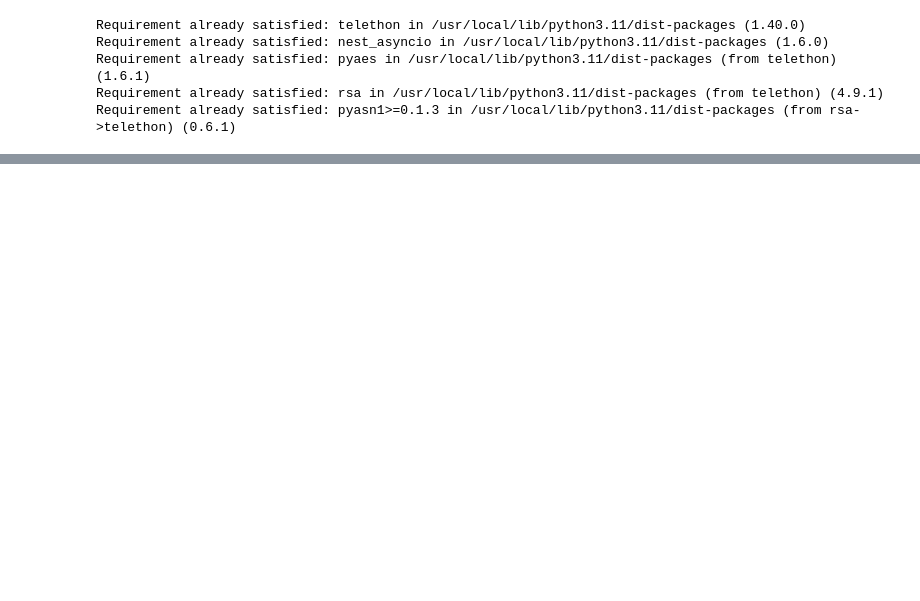
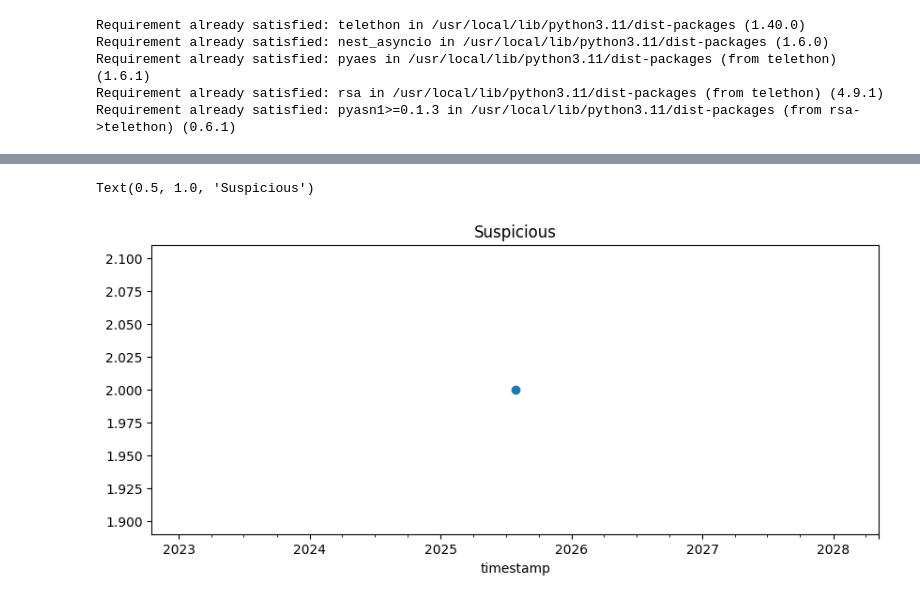
Before and after one commit to Samridhi0705/MajorProject, a Jupyter notebook: mp.ipynb, the cells around one changed output, grey strips where cells are left out. Saved outputs shown, nothing was run; the diff lists cells and outputs as text; code cells hidden in the pictures; blank space fills up the shorter version.

```diff
--- a/mp.ipynb
+++ b/mp.ipynb
@@ -62,0 +281,18 @@ New message from 8432945463 at 2025-07-28 16:55:39: hellooozzz
+# %%
+import pandas as pd
+import matplotlib.pyplot as plt
+
+# Load your data (make sure you have 'timestamp' and 'suspicious' columns)
+df = pd.read_csv('cleaned_messages.csv')  # or your relevant CSV
+df['timestamp'] = pd.to_datetime(df['timestamp'])
+df['suspicious'] = df['suspicious'].astype(int)
+df.set_index('timestamp', inplace=True)
+# Group and sum flagged messages per day
+daily = df.resample('D')['suspicious'].sum()
+
+plt.figure(figsize=(10,4))
+daily.plot(kind='line', marker='o')
+plt.title('Suspicious')
+# %% [output]
+Text(0.5, 1.0, 'Suspicious')
+[figure, added]
```
Also changed, not shown: parts of 18 cells of this notebook.
